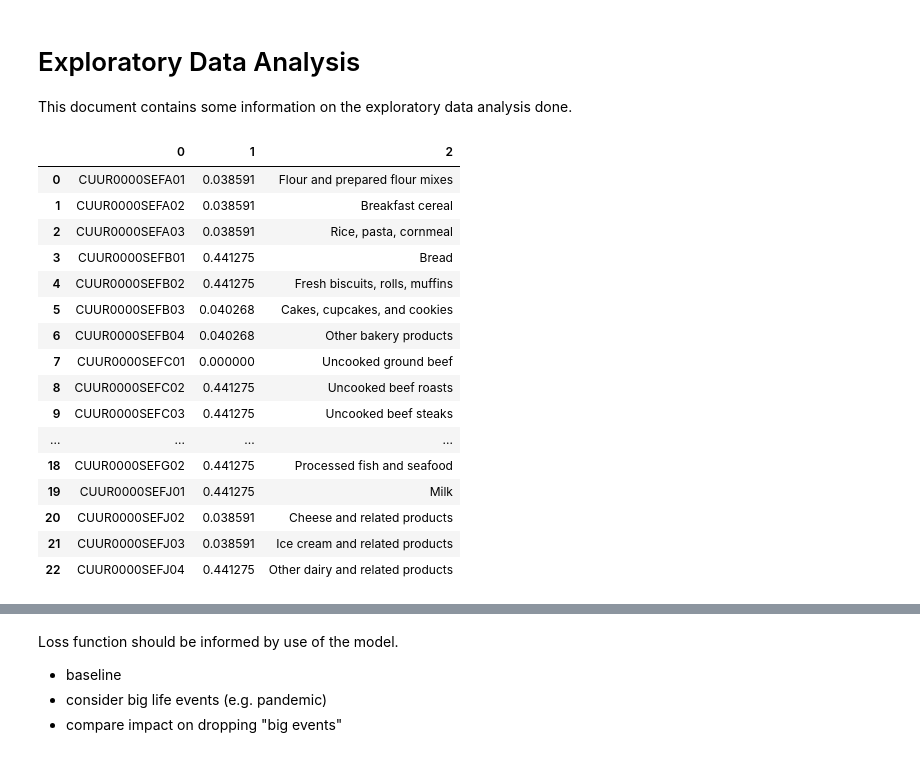
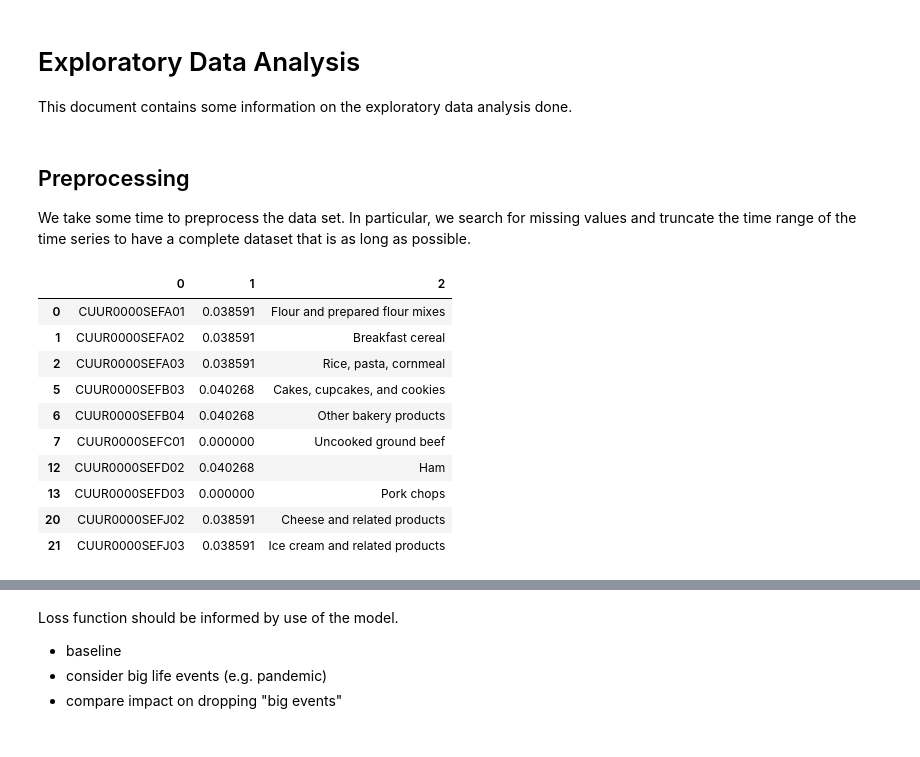
Before and after one commit to Erdos-Projects/fall-2025-food-price-forecasting, a Jupyter notebook: src/eda/EDA.ipynb, the cells around one changed output, grey strips where cells are left out. Cells and saved outputs as stored; diff of their text form; code cells hidden in the pictures.

```diff
--- a/src/eda/EDA.ipynb
+++ b/src/eda/EDA.ipynb
@@ -18,29 +18,33 @@ df = pd.concat([df1,df2, df3, df4, df5]).drop_duplicates()
 df = df.sort_index()
 pd.set_option("display.max_rows", None)
 isna = df.isna().mean()
+# %% [markdown]
+## Preprocessing
+We take some time to preprocess the data set. In particular, we search for missing values and truncate the time range of the time series to have a complete dataset that is as long as possible.
 # %%
+# show the correspondences between key codes and the item level descriptions
 codes = pd.read_csv("../data/cu-item.tsv", sep="\t", index_col='item_code')
 
 data = []
 for col in df.columns:
     na_percent = df[col].isna().mean()
     data.append([col, na_percent, codes.loc[col[8:]].item_name])
-pd.DataFrame(data)
+dfnan = pd.DataFrame(data)
+#dfnan
-# %% [output]
-|  | 0 | 1 | 2 |
-| 0 | CUUR0000SEFA01 | 0.038591 | Flour and prepared flour mixes |
-| 1 | CUUR0000SEFA02 | 0.038591 | Breakfast cereal |
-| 2 | CUUR0000SEFA03 | 0.038591 | Rice, pasta, cornmeal |
-| 3 | CUUR0000SEFB01 | 0.441275 | Bread |
-| 4 | CUUR0000SEFB02 | 0.441275 | Fresh biscuits, rolls, muffins |
-| 5 | CUUR0000SEFB03 | 0.040268 | Cakes, cupcakes, and cookies |
-| 6 | CUUR0000SEFB04 | 0.040268 | Other bakery products |
-| 7 | CUUR0000SEFC01 | 0.000000 | Uncooked ground beef |
-| 8 | CUUR0000SEFC02 | 0.441275 | Uncooked beef roasts |
-| 9 | CUUR0000SEFC03 | 0.441275 | Uncooked beef steaks |
-| ... | ... | ... | ... |
-| 18 | CUUR0000SEFG02 | 0.441275 | Processed fish and seafood |
-| 19 | CUUR0000SEFJ01 | 0.441275 | Milk |
-| 20 | CUUR0000SEFJ02 | 0.038591 | Cheese and related products |
-| 21 | CUUR0000SEFJ03 | 0.038591 | Ice cream and related products |
-| 22 | CUUR0000SEFJ04 | 0.441275 | Other dairy and related products |
+# %%
+# Remove all time series variables that are missing more than 30% of the data
+# we will later truncate the time
+mask = dfnan[1]< .3
+dfnan[mask]
+# %% [output]
+|  | 0 | 1 | 2 |
+| 0 | CUUR0000SEFA01 | 0.038591 | Flour and prepared flour mixes |
+| 1 | CUUR0000SEFA02 | 0.038591 | Breakfast cereal |
+| 2 | CUUR0000SEFA03 | 0.038591 | Rice, pasta, cornmeal |
+| 5 | CUUR0000SEFB03 | 0.040268 | Cakes, cupcakes, and cookies |
+| 6 | CUUR0000SEFB04 | 0.040268 | Other bakery products |
+| 7 | CUUR0000SEFC01 | 0.000000 | Uncooked ground beef |
+| 12 | CUUR0000SEFD02 | 0.040268 | Ham |
+| 13 | CUUR0000SEFD03 | 0.000000 | Pork chops |
+| 20 | CUUR0000SEFJ02 | 0.038591 | Cheese and related products |
+| 21 | CUUR0000SEFJ03 | 0.038591 | Ice cream and related products |
```
Also changed, not shown: parts of 15 cells of this notebook.
